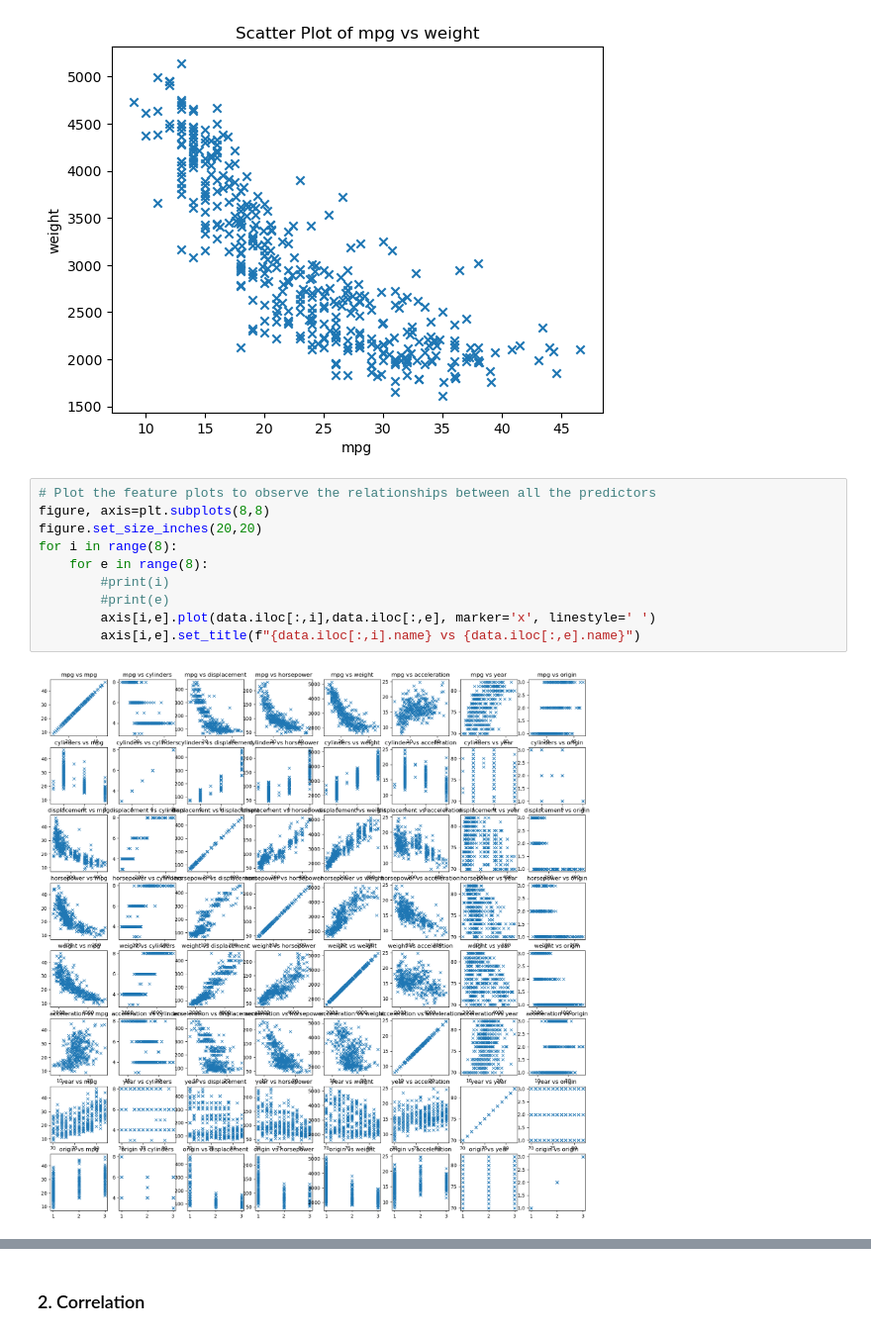
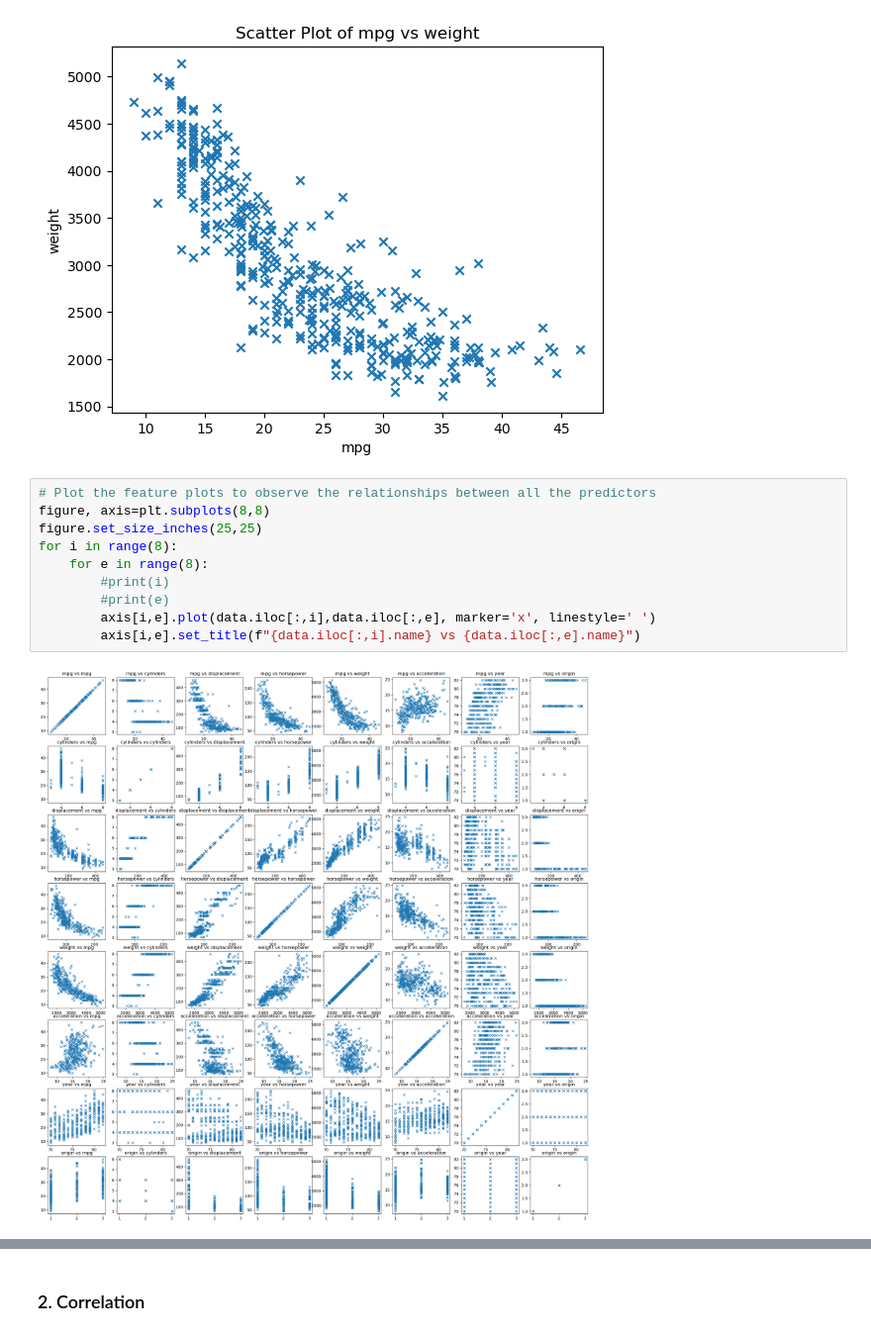
Before and after one commit to WojciechPtas/eml2022, a Jupyter notebook: Practical_Problem_1.ipynb, the cells around one changed output, grey strips where cells are left out. Shown at 99% size. Saved outputs shown, nothing was run; the diff lists cells and outputs as text.

```diff
--- a/Practical_Problem_1.ipynb
+++ b/Practical_Problem_1.ipynb
@@ -42,12 +42,12 @@ Text(0.5, 1.0, 'Scatter Plot of mpg vs weight')
 # %%
 # Plot the feature plots to observe the relationships between all the predictors
 figure, axis=plt.subplots(8,8)
-figure.set_size_inches(20,20)
+figure.set_size_inches(25,25)
 for i in range(8):
     for e in range(8):
         #print(i)
         #print(e)
         axis[i,e].plot(data.iloc[:,i],data.iloc[:,e], marker='x', linestyle=' ')
         axis[i,e].set_title(f"{data.iloc[:,i].name} vs {data.iloc[:,e].name}")
 # %% [output]
-[figure, old version]
+[figure, new version]
```
Also changed, not shown: parts of 8 cells of this notebook.
